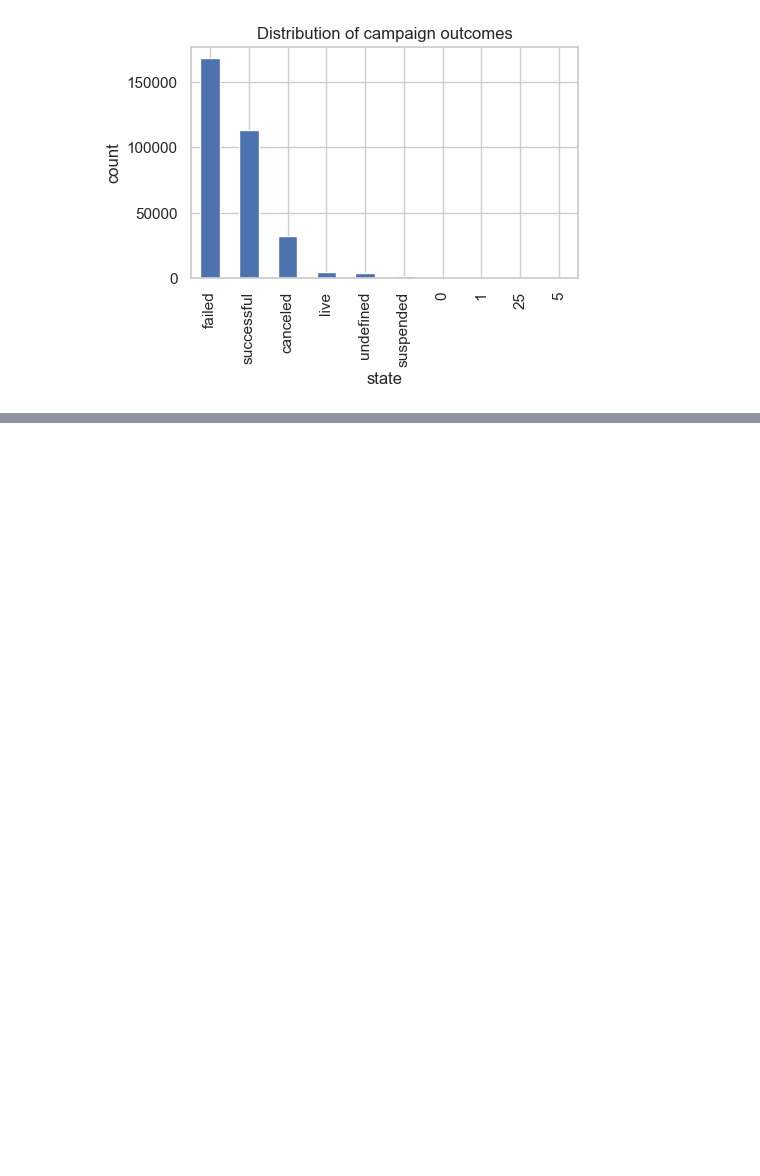
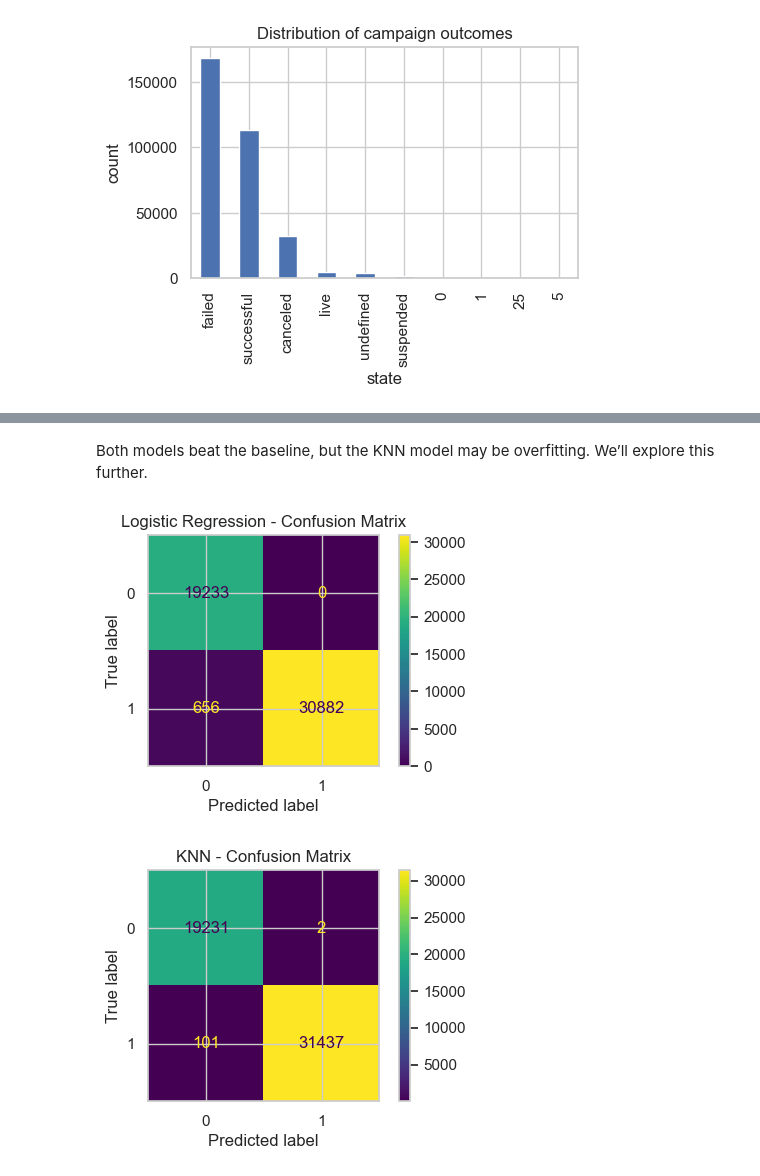
Before and after one commit to Sirraff/kickstarter_project, a Jupyter notebook: kick_learner.ipynb, the cells around one changed output, grey strips where cells are left out. Cells and saved outputs as stored; diff of their text form; code cells hidden in the pictures; blank space fills up the shorter version.

```diff
--- a/kick_learner.ipynb
+++ b/kick_learner.ipynb
@@ -257,3 +251,14 @@ Name: goal, Length: 145308, dtype: int32
 # %%
-#Dropping all rows outside the US
-df = df[df['country'] == 'US']
+df['launched'] = pd.to_datetime(df['launched'])
+df['deadline'] = pd.to_datetime(df['deadline'])
+df['duration_days'] = (df['deadline'] - df['launched']).dt.days
+
+df['state'] = df['state'].replace('canceled', 'failed')
+df = df[df['state'].isin(['failed', 'successful'])].copy()
+df['state_encoded'] = df['state'].map({'failed': 1, 'successful': 0})
+
+numeric_cols = ['goal', 'pledged', 'backers', 'pledged']
+for col in numeric_cols:
+    df[col] = pd.to_numeric(df[col], errors='coerce')
+
+df = df.drop(columns=['ID', 'name', 'launched', 'deadline', 'state', 'country', 'currency'])
@@ -259,0 +297,22 @@ df = df[df['country'] == 'US']
+# %%
+X = df[['goal', 'backers', 'pledged', 'duration_days']]
+y = df['state_encoded']
+
+X_train, X_test, y_train, y_test = train_test_split(X, y, test_size=0.2, random_state=42)
+
+baseline = DummyClassifier(strategy='most_frequent')
+baseline.fit(X_train, y_train)
+y_pred_baseline = baseline.predict(X_test)
+print("Baseline accuracy:", accuracy_score(y_test, y_pred_baseline))
+
+logreg = LogisticRegression(max_iter=1000)
+logreg.fit(X_train, y_train)
+y_pred_logreg = logreg.predict(X_test)
+print("Logistic Regression accuracy:", accuracy_score(y_test, y_pred_logreg))
+print(classification_report(y_test, y_pred_logreg))
+
+knn = KNeighborsClassifier(n_neighbors=5)
+knn.fit(X_train, y_train)
+y_pred_knn = knn.predict(X_test)
+print("KNN accuracy:", accuracy_score(y_test, y_pred_knn))
+print(classification_report(y_test, y_pred_knn))
@@ -259,0 +340,13 @@ df = df[df['country'] == 'US']
+# %% [markdown]
+Both models beat the baseline, but the KNN model may be overfitting. We’ll explore this further.
+# %%
+ConfusionMatrixDisplay.from_estimator(logreg, X_test, y_test)
+plt.title("Logistic Regression - Confusion Matrix")
+plt.show()
+
+ConfusionMatrixDisplay.from_estimator(knn, X_test, y_test)
+plt.title("KNN - Confusion Matrix")
+plt.show()
+# %% [output]
+[figure, added]
+[figure, added]
```
Also changed, not shown: parts of 42 cells of this notebook, 2 other files.
